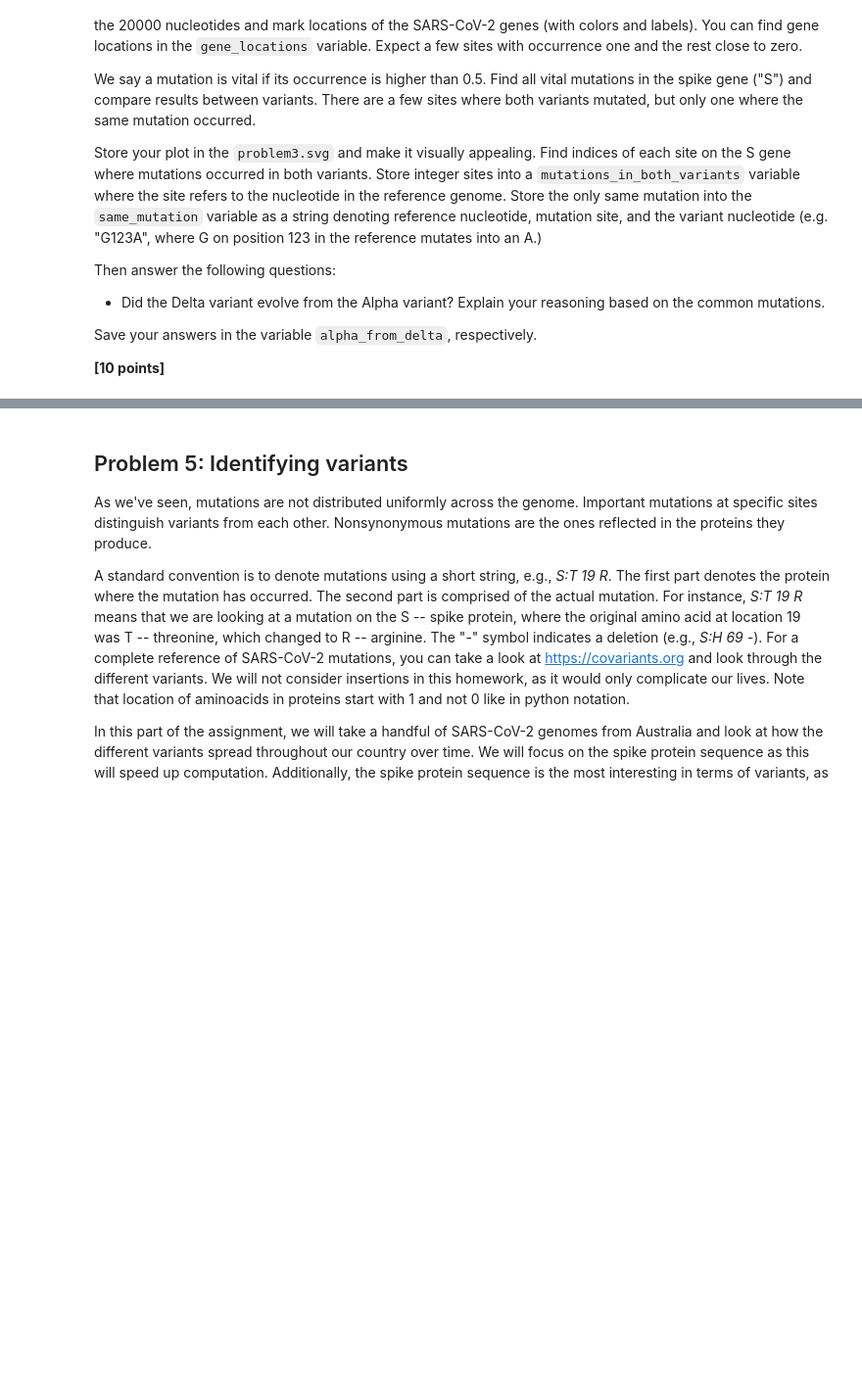
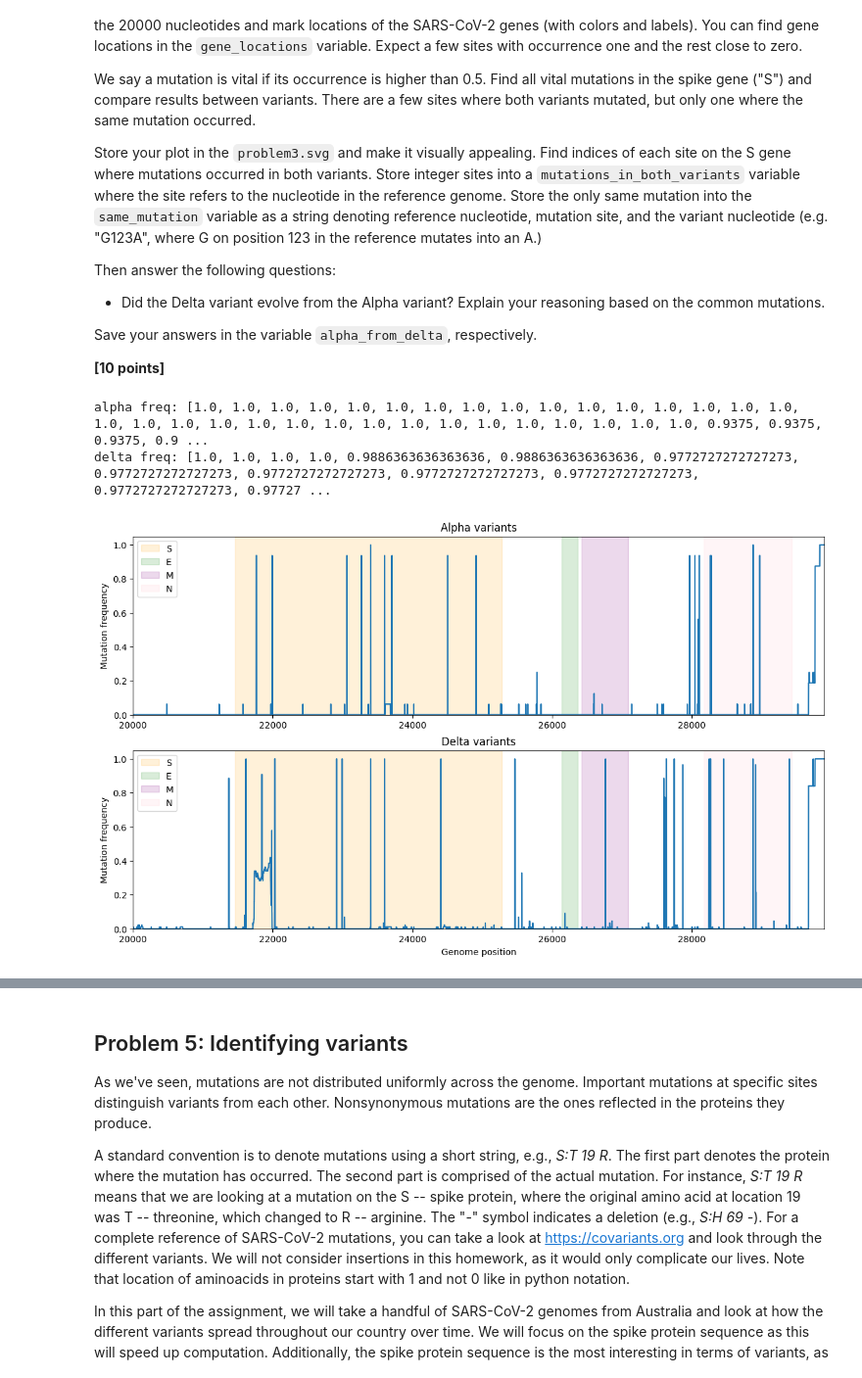
Before and after one commit to z5547586rhonda/assign_viral_evo, a Jupyter notebook: viral_evo_workbook.ipynb, the cells around one changed output, grey strips where cells are left out. Shown at 98% size. Cells and saved outputs as stored; diff of their text form; code cells hidden in the pictures; blank space fills up the shorter version.

```diff
--- a/viral_evo_workbook.ipynb
+++ b/viral_evo_workbook.ipynb
@@ -422,0 +450,36 @@ Did the Delta variant evolve from the Alpha variant? Explain your reasoning base
+# %%
+alpha_frequencies = mutation_freq(alpha_sequences, reference_sequence)
+delta_frequencies = mutation_freq(delta_sequences, reference_sequence)
+
+print("alpha freq:", alpha_frequencies)
+print("delta freq:", delta_frequencies)
+# %% [output]
+alpha freq: [1.0, 1.0, 1.0, 1.0, 1.0, 1.0, 1.0, 1.0, 1.0, 1.0, 1.0, 1.0, 1.0, 1.0, 1.0, 1.0, 1.0, 1.0, 1.0, 1.0, 1.0, 1.0, 1.0, 1.0, 1.0, 1.0, 1.0, 1.0, 1.0, 1.0, 1.0, 1.0, 0.9375, 0.9375, 0.9375, 0.9 ...
+delta freq: [1.0, 1.0, 1.0, 1.0, 0.9886363636363636, 0.9886363636363636, 0.9772727272727273, 0.9772727272727273, 0.9772727272727273, 0.9772727272727273, 0.9772727272727273, 0.9772727272727273, 0.97727 ...
+# %%
+fig, axes = plt.subplots(2, 1, figsize=(14, 8))
+
+axes[0].plot(range(len(alpha_frequencies)), alpha_frequencies)
+axes[0].set_title("Alpha variants")
+axes[0].set_ylabel("Mutation frequency")
+
+axes[1].plot(range(len(delta_frequencies)), delta_frequencies)
+axes[1].set_title("Delta variants")
+axes[1].set_ylabel("Mutation frequency")
+axes[1].set_xlabel("Genome position")
+
+colors = ["orange", "green", "purple", "pink"]
+
+for ax in axes:
+    ax.set_xlim(20000, len(reference_sequence))
+    ax.set_ylim(0, 1.05)
+
+    for (gene, (start, end)), color in zip(gene_locations.items(), colors):
+        ax.axvspan(start, end, color=color, alpha=0.15, label=gene)
+
+    ax.legend()
+
+plt.savefig("problem3.svg")
+plt.show()
+# %% [output]
+[figure, added]
```
Also changed, not shown: parts of 7 cells of this notebook.
